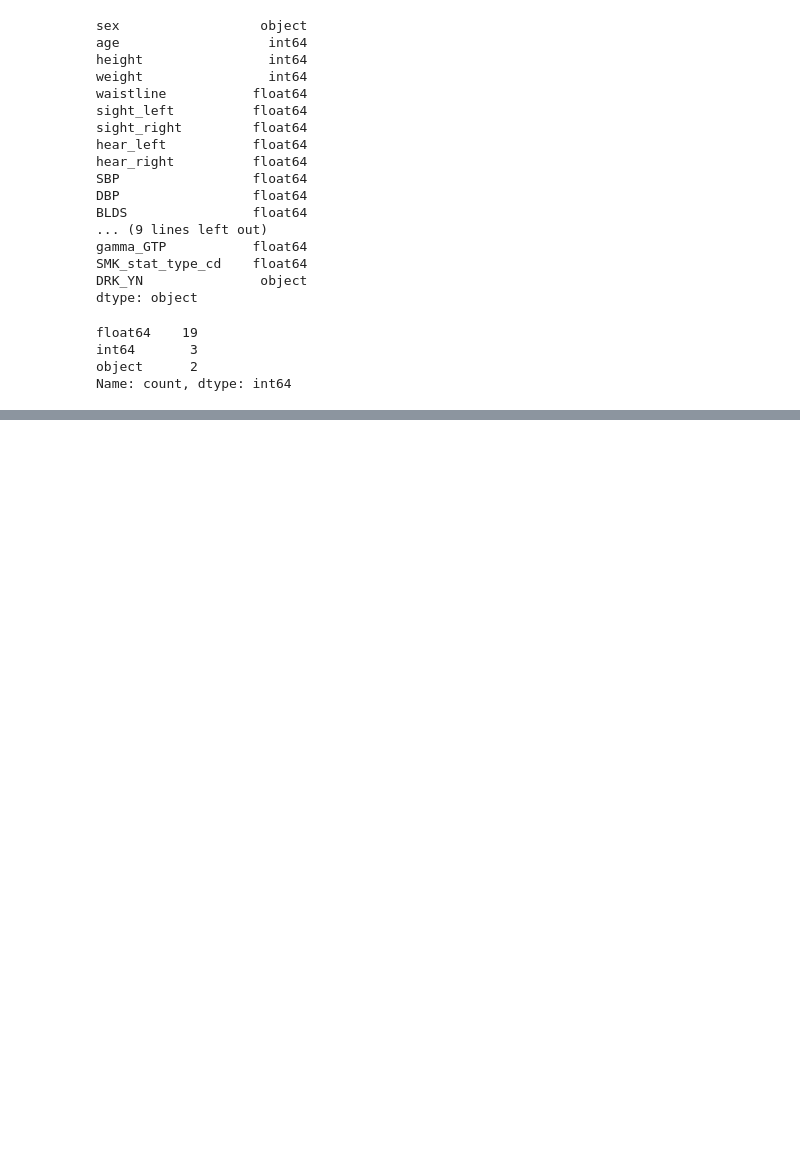
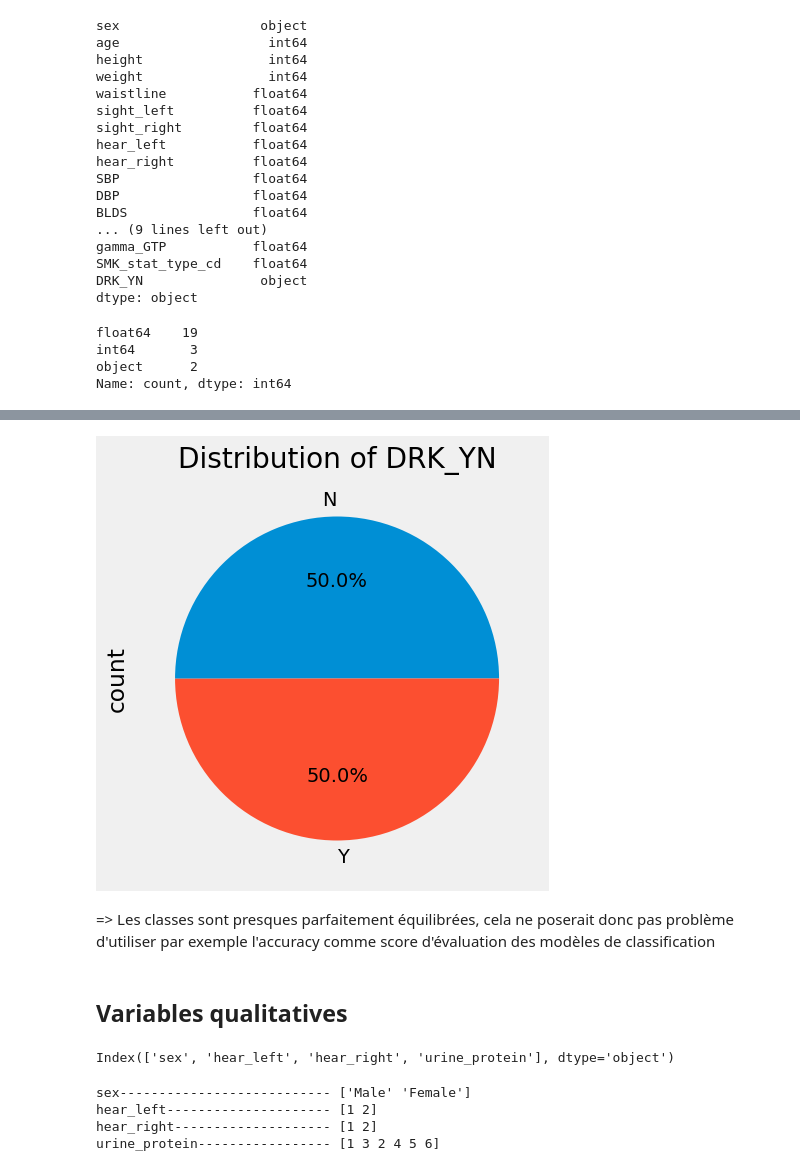
Before and after one commit to Merii-s/Machine-Learning-Smoking-multi-class-classification-, a Jupyter notebook: projet.ipynb, the cells around one changed output, grey strips where cells are left out. Drawn from its saved outputs; the diff is of its cells as text; code cells hidden in the pictures; blank space fills up the shorter version.

```diff
--- a/projet.ipynb
+++ b/projet.ipynb
@@ -196,0 +300,26 @@ duplicate_df_smoking_drinking
+# %%
+# Affichage des valeurs uniques de la variable DRK_YN sous forme de camembert
+plt.figure(figsize=(10, 5))
+df_smoking_drinking['DRK_YN'].value_counts().plot.pie(autopct='%1.1f%%')
+plt.title('Distribution of DRK_YN')
+plt.show()
+# %% [output]
+[figure, added]
+# %% [markdown]
+=> Les classes sont presques parfaitement équilibrées, cela ne poserait donc pas problème d'utiliser par exemple l'accuracy comme score d'évaluation des modèles de classification
+# %% [markdown]
+## Variables qualitatives
+# %%
+cat_features = df_smoking_drinking.select_dtypes(include = ['int64', 'object']).columns
+cat_features = cat_features.drop(['DRK_YN', 'SMK_stat_type_cd'])
+cat_features
+# %% [output]
+Index(['sex', 'hear_left', 'hear_right', 'urine_protein'], dtype='object')
+# %%
+for feature in cat_features:
+    print(f'{feature :-<30} {df_smoking_drinking[feature].unique()}')
+# %% [output]
+sex--------------------------- ['Male' 'Female']
+hear_left--------------------- [1 2]
+hear_right-------------------- [1 2]
+urine_protein----------------- [1 3 2 4 5 6]
```
Also changed, not shown: parts of 49 cells of this notebook, 2 other files.
